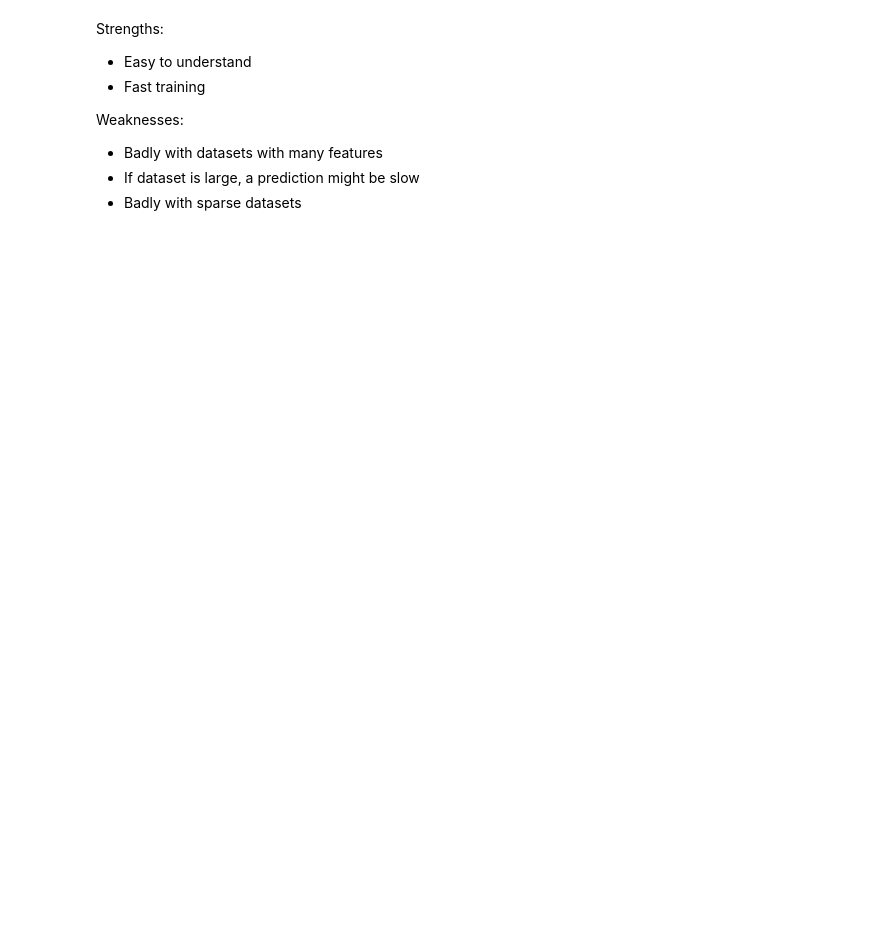
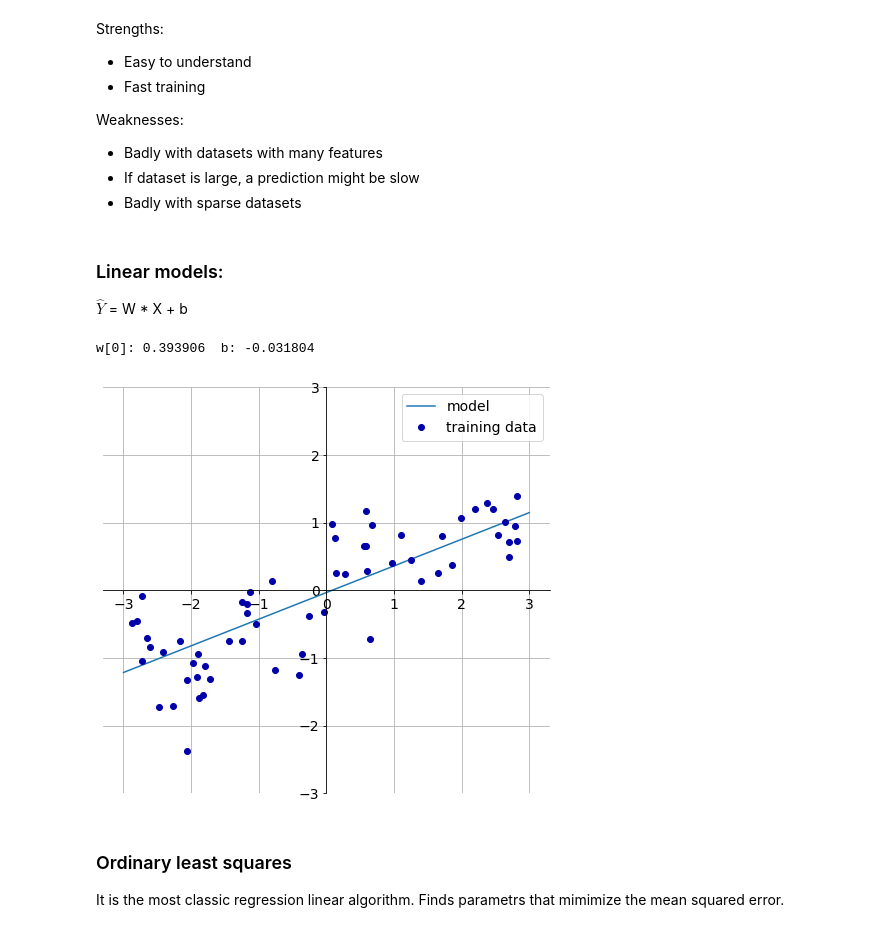
Before and after one commit to maksimandrianov/notes, a Jupyter notebook: ml/jupyter/Regression.ipynb, the cells around one changed output. Saved outputs shown, nothing was run; the diff lists cells and outputs as text; code cells hidden in the pictures; blank space fills up the shorter version.

```diff
--- a/ml/jupyter/Regression.ipynb
+++ b/ml/jupyter/Regression.ipynb
@@ -62,3 +62,15 @@ Weaknesses:
 * Badly with datasets with many features
 * If dataset is large, a prediction might be slow
 * Badly with sparse datasets
+# %% [markdown]
+### Linear models:
+$\hat{Y}$ = W * X + b
+# %%
+mglearn.plots.plot_linear_regression_wave()
+# %% [output]
+w[0]: 0.393906  b: -0.031804
+[figure, added]
+# %% [markdown]
+### Ordinary least squares
+It is the most classic regression linear algorithm.
+Finds parametrs that mimimize the mean squared error.
```
Also changed, not shown: parts of 7 cells of this notebook, 1 other file.
